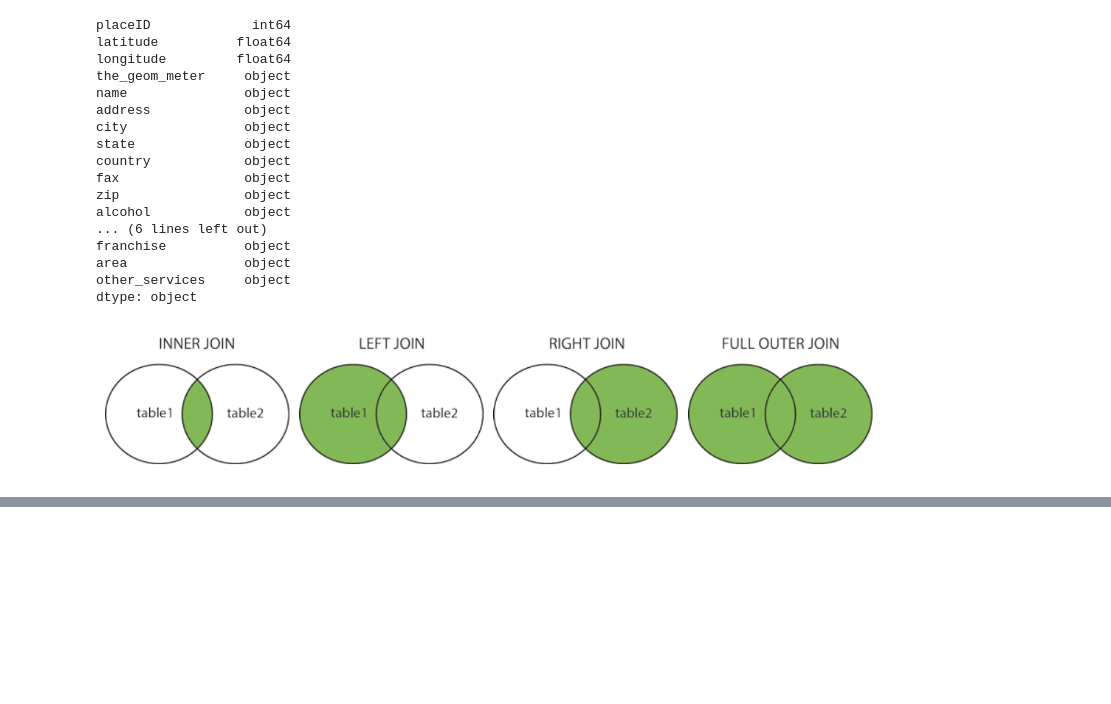
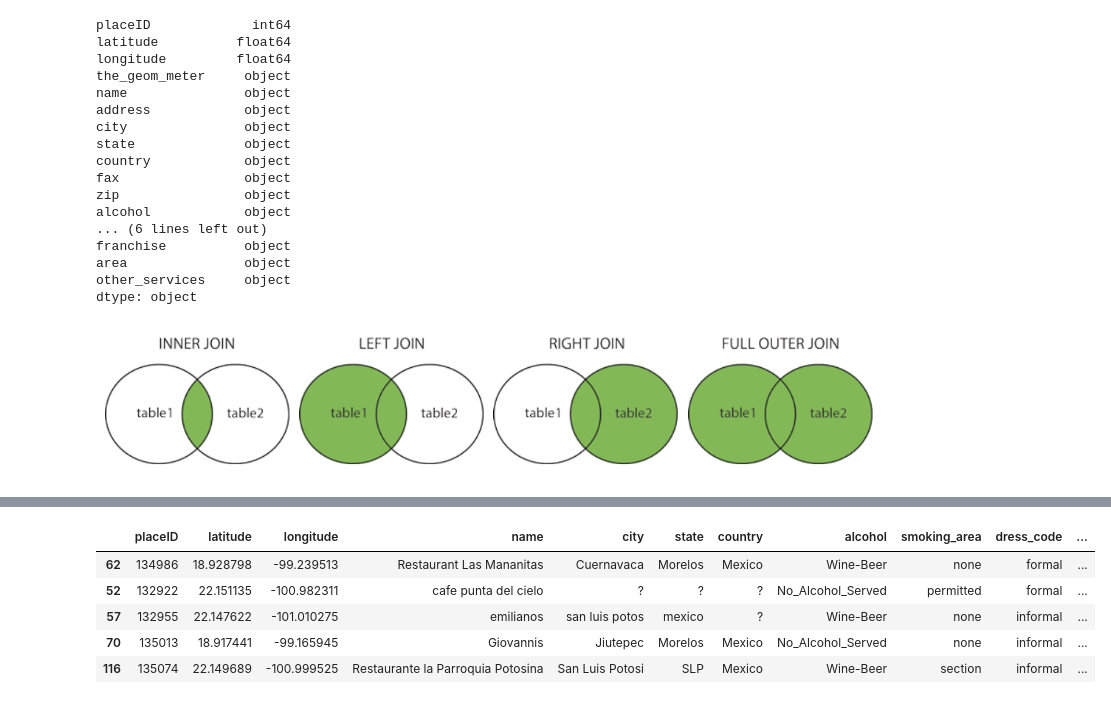
Before and after one commit to Ziinc/technical_tests, a Jupyter notebook: analysis/restaurant-data-with-consumer-ratings/Analysis of Restaurant Data.ipynb, the cells around one changed output, grey strips where cells are left out. Saved outputs shown, nothing was run; the diff lists cells and outputs as text; code cells hidden in the pictures; blank space fills up the shorter version.

```diff
--- a/analysis/restaurant-data-with-consumer-ratings/Analysis of Restaurant Data.ipynb
+++ b/analysis/restaurant-data-with-consumer-ratings/Analysis of Restaurant Data.ipynb
@@ -95,0 +225,10 @@ print(ratings_df.shape) #prints the shape of the dataframe
+# %%
+by_service = agg_groupby.sort_values(['service_rating_mean', 'rating_mean'], ascending=False)
+by_service.head(n=5)
+# %% [output]
+|  | placeID | latitude | longitude | name | city | state | country | alcohol | smoking_area | dress_code | ... |
+| 62 | 134986 | 18.928798 | -99.239513 | Restaurant Las Mananitas | Cuernavaca | Morelos | Mexico | Wine-Beer | none | formal | ... |
+| 52 | 132922 | 22.151135 | -100.982311 | cafe punta del cielo | ? | ? | ? | No_Alcohol_Served | permitted | formal | ... |
+| 57 | 132955 | 22.147622 | -101.010275 | emilianos | san luis potos | mexico | ? | Wine-Beer | none | informal | ... |
+| 70 | 135013 | 18.917441 | -99.165945 | Giovannis | Jiutepec | Morelos | Mexico | No_Alcohol_Served | none | informal | ... |
+| 116 | 135074 | 22.149689 | -100.999525 | Restaurante la Parroquia Potosina | San Luis Potosi | SLP | Mexico | Wine-Beer | section | informal | ... |
```
Also changed, not shown: parts of 21 cells of this notebook.
